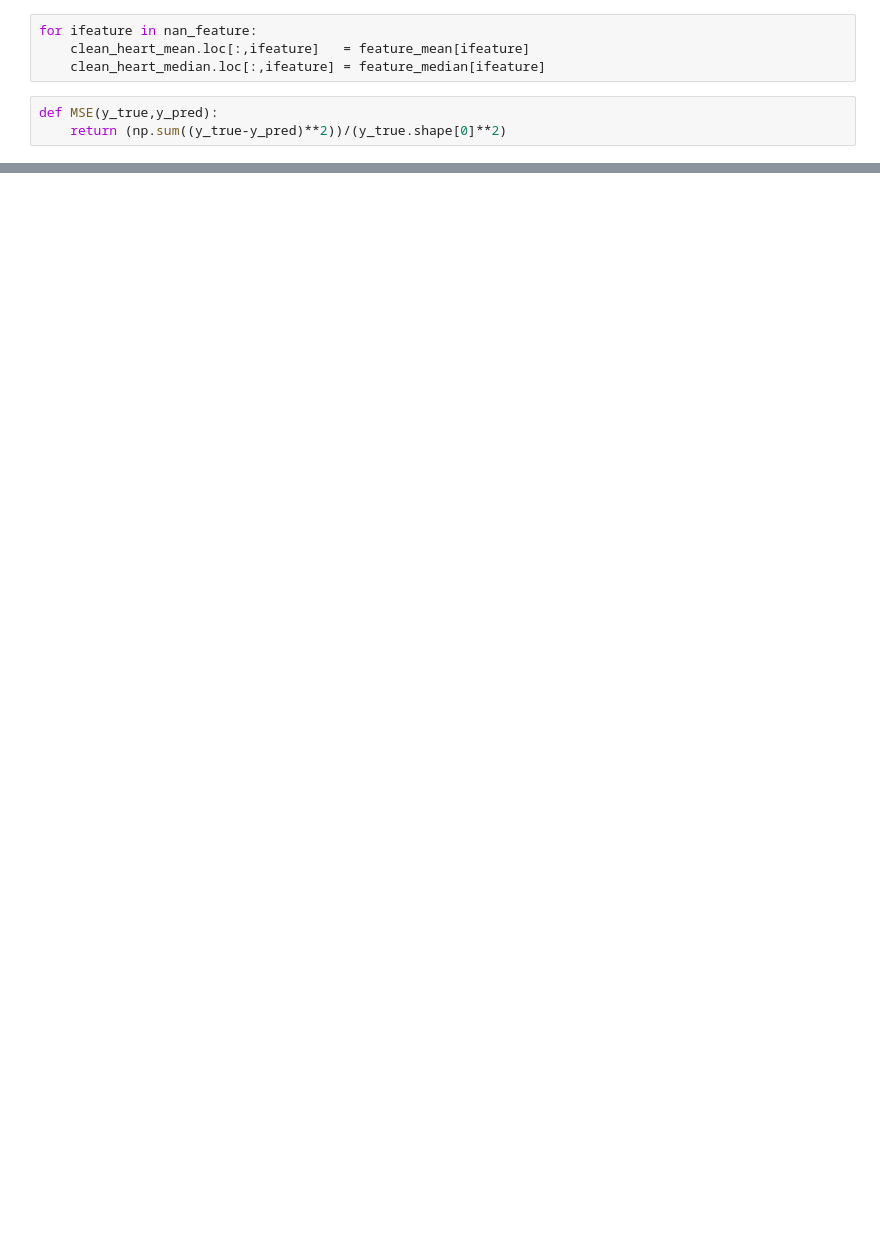
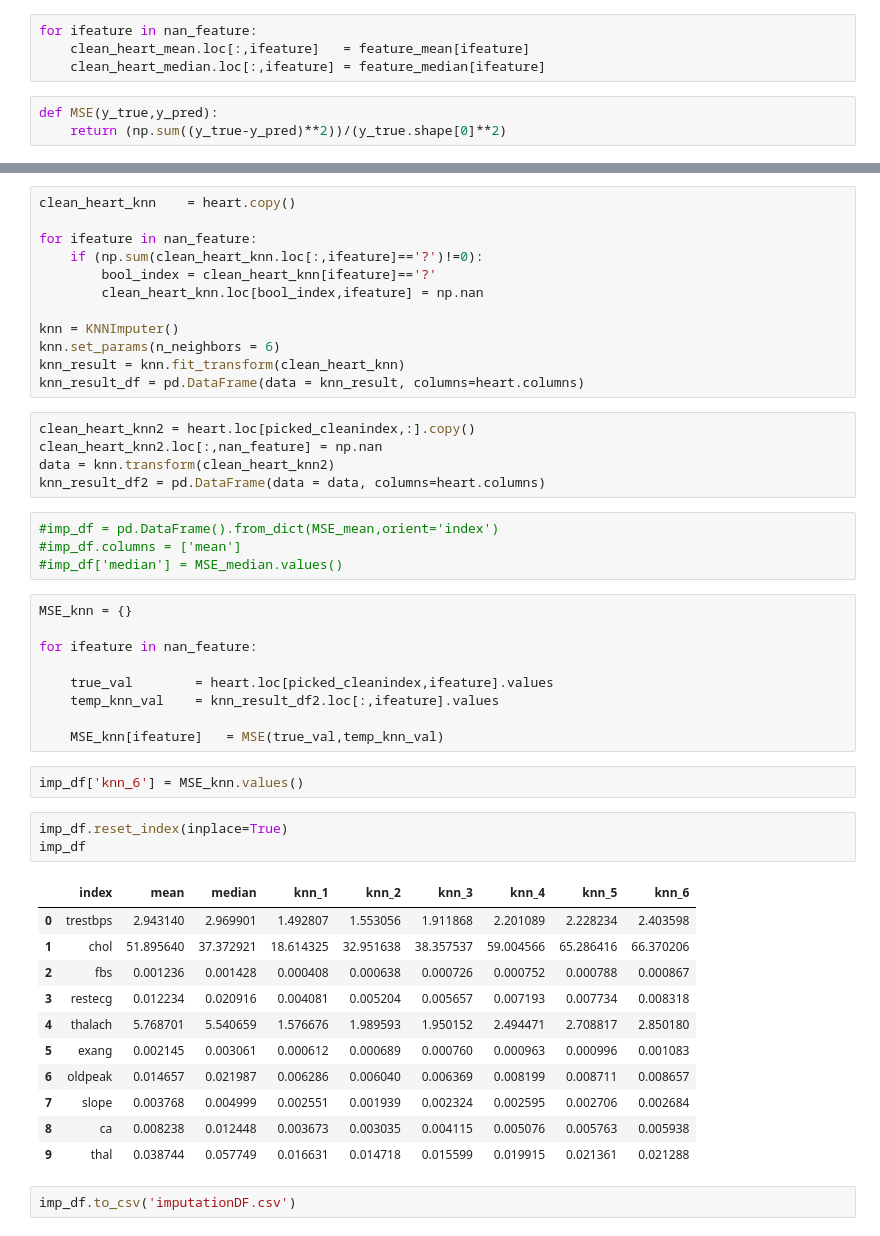
Before and after one commit to bkeshavarzi/Heart, a Jupyter notebook: RemoveNanValues.ipynb, the cells around one changed output, grey strips where cells are left out. Saved outputs shown, nothing was run; the diff lists cells and outputs as text; blank space fills up the shorter version.

```diff
--- a/RemoveNanValues.ipynb
+++ b/RemoveNanValues.ipynb
@@ -77,0 +78,49 @@ knn = KNNImputer()
+# %%
+clean_heart_knn    = heart.copy()
+
+for ifeature in nan_feature:
+    if (np.sum(clean_heart_knn.loc[:,ifeature]=='?')!=0):
+        bool_index = clean_heart_knn[ifeature]=='?'
+        clean_heart_knn.loc[bool_index,ifeature] = np.nan
+
+knn = KNNImputer()
+knn.set_params(n_neighbors = 6)
+knn_result = knn.fit_transform(clean_heart_knn)
+knn_result_df = pd.DataFrame(data = knn_result, columns=heart.columns)
+# %%
+clean_heart_knn2 = heart.loc[picked_cleanindex,:].copy()
+clean_heart_knn2.loc[:,nan_feature] = np.nan
+data = knn.transform(clean_heart_knn2)
+knn_result_df2 = pd.DataFrame(data = data, columns=heart.columns)
+# %%
+#imp_df = pd.DataFrame().from_dict(MSE_mean,orient='index')
+#imp_df.columns = ['mean']
+#imp_df['median'] = MSE_median.values()
+# %%
+MSE_knn = {}
+
+for ifeature in nan_feature:
+
+    true_val        = heart.loc[picked_cleanindex,ifeature].values
+    temp_knn_val    = knn_result_df2.loc[:,ifeature].values
+
+    MSE_knn[ifeature]   = MSE(true_val,temp_knn_val)
+# %%
+imp_df['knn_6'] = MSE_knn.values()
+# %%
+imp_df.reset_index(inplace=True)
+imp_df
+# %% [output]
+|  | index | mean | median | knn_1 | knn_2 | knn_3 | knn_4 | knn_5 | knn_6 |
+| 0 | trestbps | 2.943140 | 2.969901 | 1.492807 | 1.553056 | 1.911868 | 2.201089 | 2.228234 | 2.403598 |
+| 1 | chol | 51.895640 | 37.372921 | 18.614325 | 32.951638 | 38.357537 | 59.004566 | 65.286416 | 66.370206 |
+| 2 | fbs | 0.001236 | 0.001428 | 0.000408 | 0.000638 | 0.000726 | 0.000752 | 0.000788 | 0.000867 |
+| 3 | restecg | 0.012234 | 0.020916 | 0.004081 | 0.005204 | 0.005657 | 0.007193 | 0.007734 | 0.008318 |
+| 4 | thalach | 5.768701 | 5.540659 | 1.576676 | 1.989593 | 1.950152 | 2.494471 | 2.708817 | 2.850180 |
+| 5 | exang | 0.002145 | 0.003061 | 0.000612 | 0.000689 | 0.000760 | 0.000963 | 0.000996 | 0.001083 |
+| 6 | oldpeak | 0.014657 | 0.021987 | 0.006286 | 0.006040 | 0.006369 | 0.008199 | 0.008711 | 0.008657 |
+| 7 | slope | 0.003768 | 0.004999 | 0.002551 | 0.001939 | 0.002324 | 0.002595 | 0.002706 | 0.002684 |
+| 8 | ca | 0.008238 | 0.012448 | 0.003673 | 0.003035 | 0.004115 | 0.005076 | 0.005763 | 0.005938 |
+| 9 | thal | 0.038744 | 0.057749 | 0.016631 | 0.014718 | 0.015599 | 0.019915 | 0.021361 | 0.021288 |
+# %%
+imp_df.to_csv('imputationDF.csv')
```
Also changed, not shown: parts of 34 cells of this notebook, 18 other files.
